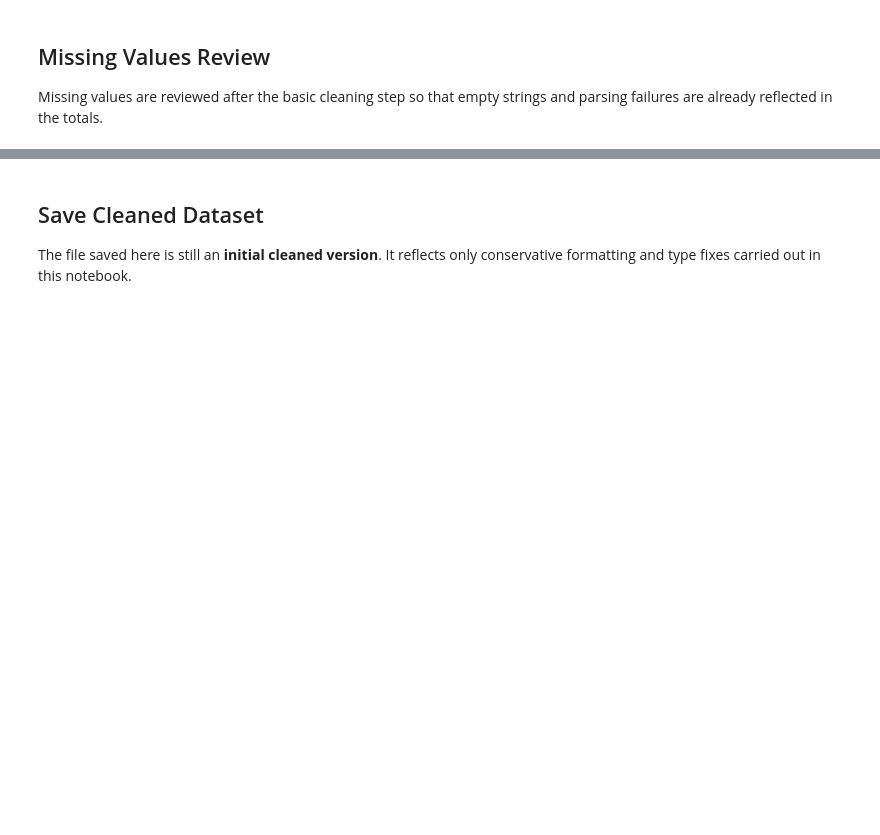
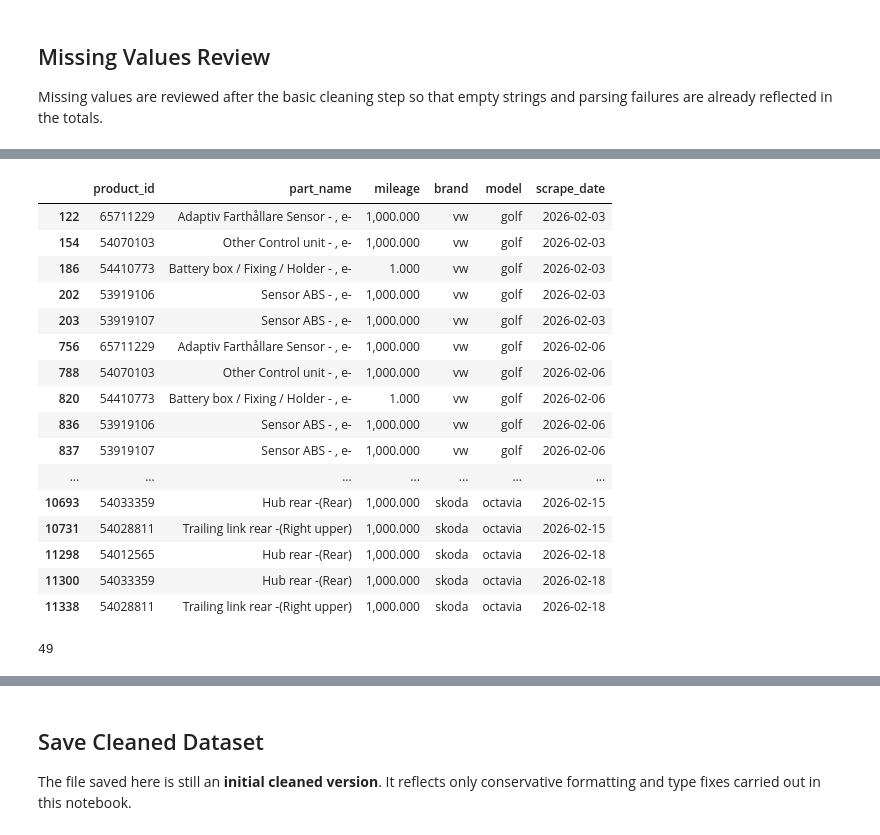
Before and after one commit to Riteshbhandarii/DPPM, a Jupyter notebook: notebooks/02_integration/04_dataset_cleaning.ipynb, the cells around one changed output, grey strips where cells are left out. Drawn from its saved outputs; the diff is of its cells as text; code cells hidden in the pictures; blank space fills up the shorter version.

```diff
--- a/notebooks/02_integration/04_dataset_cleaning.ipynb
+++ b/notebooks/02_integration/04_dataset_cleaning.ipynb
@@ -255,0 +478,25 @@ display(missing_values_review.head(20))
+# %%
+df.loc[df["mileage"] <= 1000, ["product_id", "part_name", "mileage", "brand", "model", "scrape_date"]]
+# %% [output]
+|  | product_id | part_name | mileage | brand | model | scrape_date |
+| 122 | 65711229 | Adaptiv Farthållare Sensor - , e- | 1,000.000 | vw | golf | 2026-02-03 |
+| 154 | 54070103 | Other Control unit - , e- | 1,000.000 | vw | golf | 2026-02-03 |
+| 186 | 54410773 | Battery box / Fixing / Holder - , e- | 1.000 | vw | golf | 2026-02-03 |
+| 202 | 53919106 | Sensor ABS - , e- | 1,000.000 | vw | golf | 2026-02-03 |
+| 203 | 53919107 | Sensor ABS - , e- | 1,000.000 | vw | golf | 2026-02-03 |
+| 756 | 65711229 | Adaptiv Farthållare Sensor - , e- | 1,000.000 | vw | golf | 2026-02-06 |
+| 788 | 54070103 | Other Control unit - , e- | 1,000.000 | vw | golf | 2026-02-06 |
+| 820 | 54410773 | Battery box / Fixing / Holder - , e- | 1.000 | vw | golf | 2026-02-06 |
+| 836 | 53919106 | Sensor ABS - , e- | 1,000.000 | vw | golf | 2026-02-06 |
+| 837 | 53919107 | Sensor ABS - , e- | 1,000.000 | vw | golf | 2026-02-06 |
+| ... | ... | ... | ... | ... | ... | ... |
+| 10693 | 54033359 | Hub rear -(Rear) | 1,000.000 | skoda | octavia | 2026-02-15 |
+| 10731 | 54028811 | Trailing link rear -(Right upper) | 1,000.000 | skoda | octavia | 2026-02-15 |
+| 11298 | 54012565 | Hub rear -(Rear) | 1,000.000 | skoda | octavia | 2026-02-18 |
+| 11300 | 54033359 | Hub rear -(Rear) | 1,000.000 | skoda | octavia | 2026-02-18 |
+| 11338 | 54028811 | Trailing link rear -(Right upper) | 1,000.000 | skoda | octavia | 2026-02-18 |
+# %%
+low_mileage_count = (df["mileage"] <= 1000).sum()
+print(low_mileage_count)
+# %% [output]
+49
```
Also changed, not shown: parts of 24 cells of this notebook, 1 other file.
